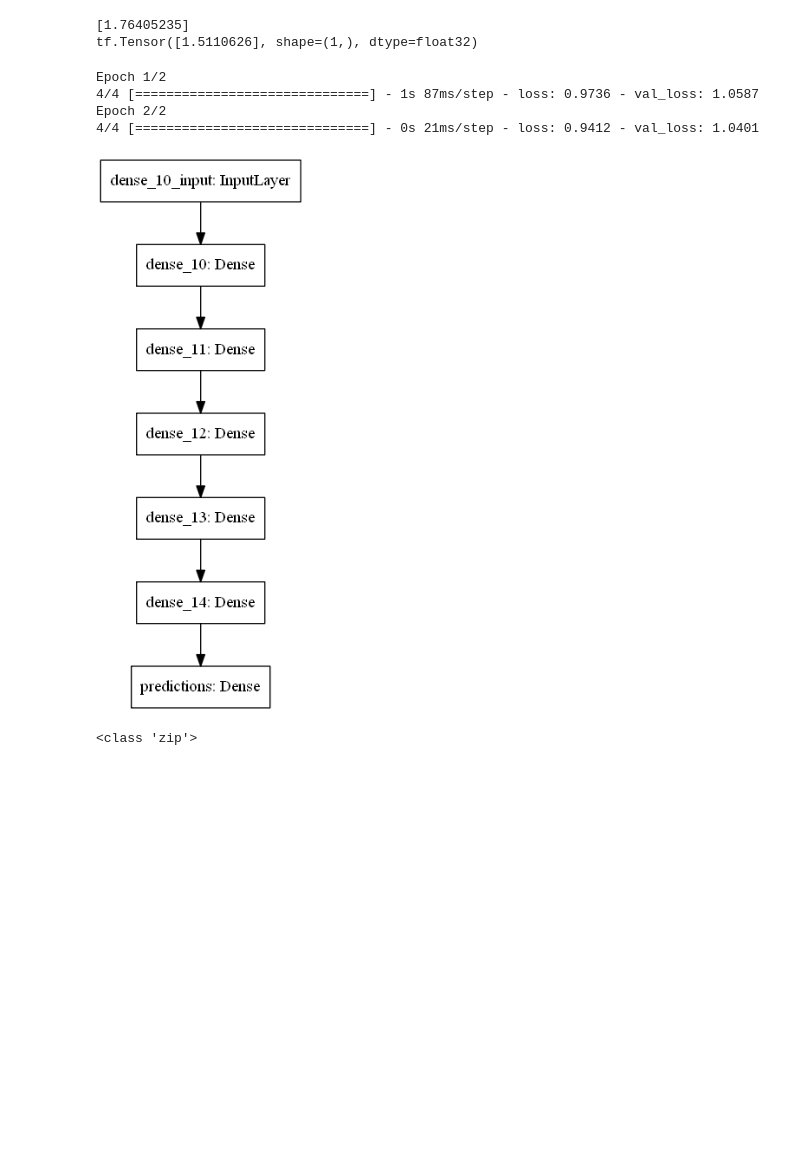
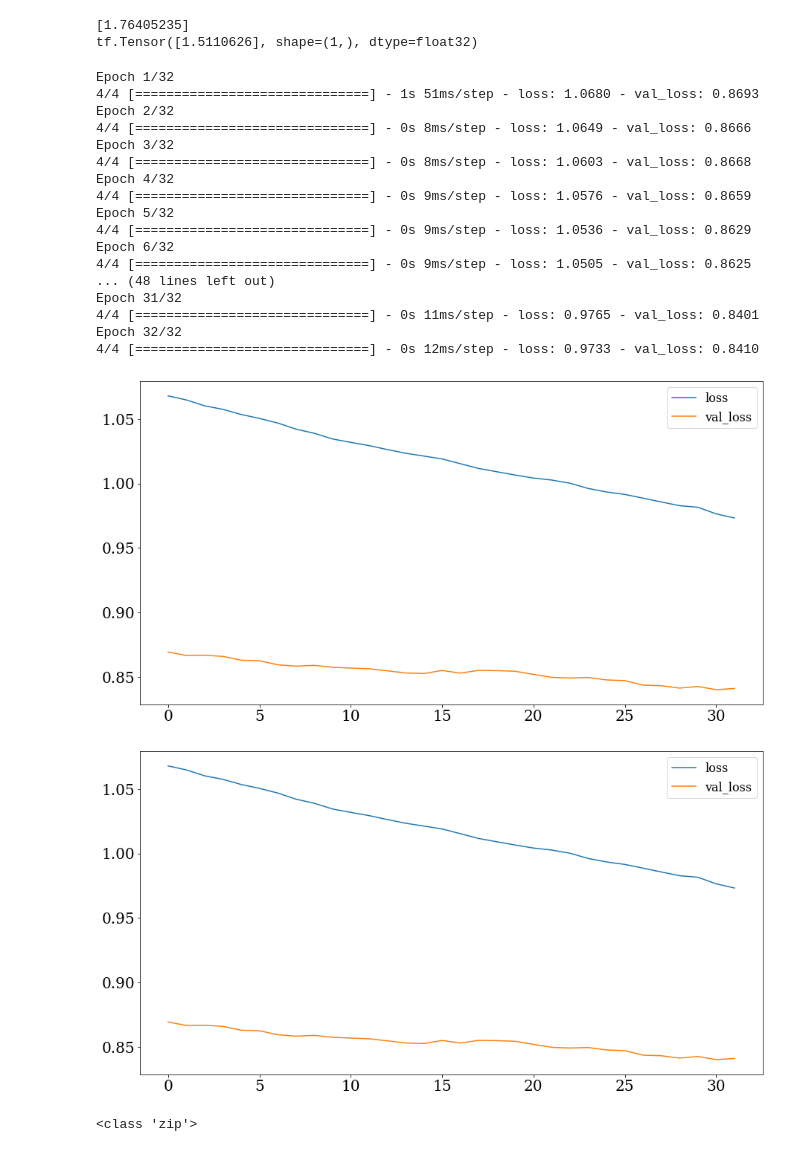
Before and after one commit to jfdev001/mlp-from-scratch, a Jupyter notebook: testing.ipynb, the cells around one changed output. Drawn from its saved outputs; the diff is of its cells as text; code cells hidden in the pictures; blank space fills up the shorter version.

Commit message:
first plot function created... now to do bar charts

```diff
--- a/testing.ipynb
+++ b/testing.ipynb
@@ -28,28 +30,44 @@ tf.Tensor([1.5110626], shape=(1,), dtype=float32)
 # %%
 samples = 128
 batch_size = 32
-epochs = 2
+epochs = 32
 hidden = 32
 targets = 3
 x = np.random.normal(size=(samples, hidden))
 y = np.random.normal(size=(samples, 1))
 
 model = tf.keras.Sequential()
 for lyr in range(5):
     model.add(tf.keras.layers.Dense(units=hidden, activation='relu'))
 model.add(tf.keras.layers.Dense(units=targets, name='predictions'))
 
 model.compile(loss='mse', optimizer='sgd')
 
-model.fit(x, y, epochs=epochs, batch_size=batch_size, validation_split=0.2)
+history = model.fit(x, y, epochs=epochs, batch_size=batch_size, validation_split=0.2)
 
-tf.keras.utils.plot_model(model)
+# tf.keras.utils.plot_model(model)
+
+plot_train_val_loss(history_dictionary=history.history, title='example', scatter=False)
 # %% [output]
-Epoch 1/2
-4/4 [==============================] - 1s 87ms/step - loss: 0.9736 - val_loss: 1.0587
-Epoch 2/2
-4/4 [==============================] - 0s 21ms/step - loss: 0.9412 - val_loss: 1.0401
+Epoch 1/32
+4/4 [==============================] - 1s 51ms/step - loss: 1.0680 - val_loss: 0.8693
+Epoch 2/32
+4/4 [==============================] - 0s 8ms/step - loss: 1.0649 - val_loss: 0.8666
+Epoch 3/32
+4/4 [==============================] - 0s 8ms/step - loss: 1.0603 - val_loss: 0.8668
+Epoch 4/32
+4/4 [==============================] - 0s 9ms/step - loss: 1.0576 - val_loss: 0.8659
+Epoch 5/32
+4/4 [==============================] - 0s 9ms/step - loss: 1.0536 - val_loss: 0.8629
+Epoch 6/32
+4/4 [==============================] - 0s 9ms/step - loss: 1.0505 - val_loss: 0.8625
+... (48 lines left out)
+Epoch 31/32
+4/4 [==============================] - 0s 11ms/step - loss: 0.9765 - val_loss: 0.8401
+Epoch 32/32
+4/4 [==============================] - 0s 12ms/step - loss: 0.9733 - val_loss: 0.8410
-[figure, old version]
+[figure, new version]
+[figure, added]
 # %%
 print(type(zip()))
 # %% [output]
```
Also changed, not shown: parts of 1 cell of this notebook, 2 other files.
